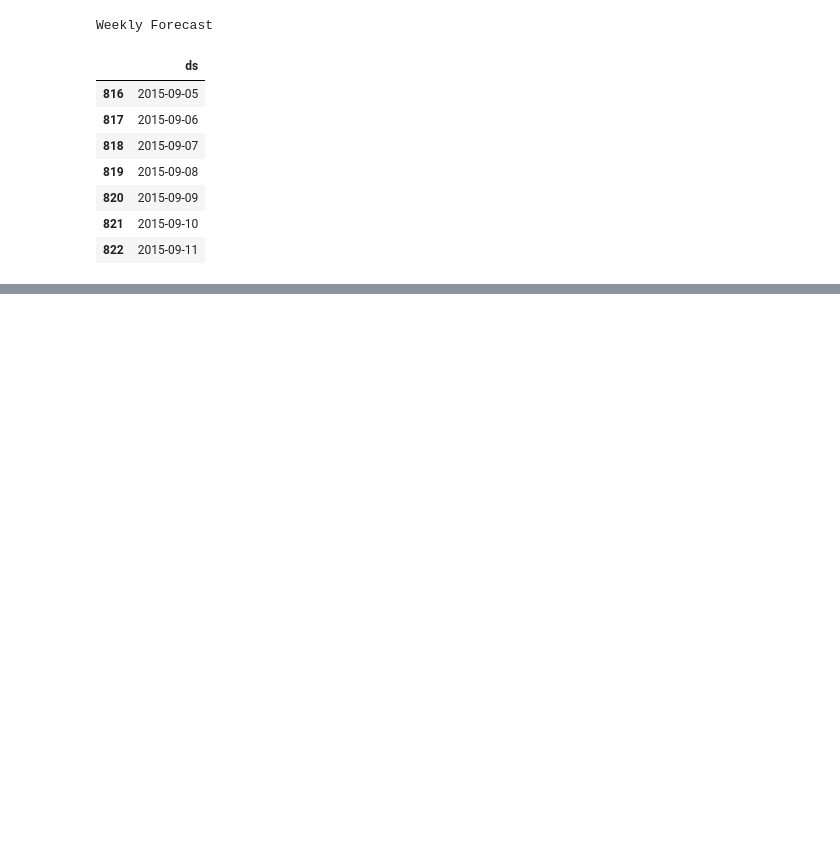
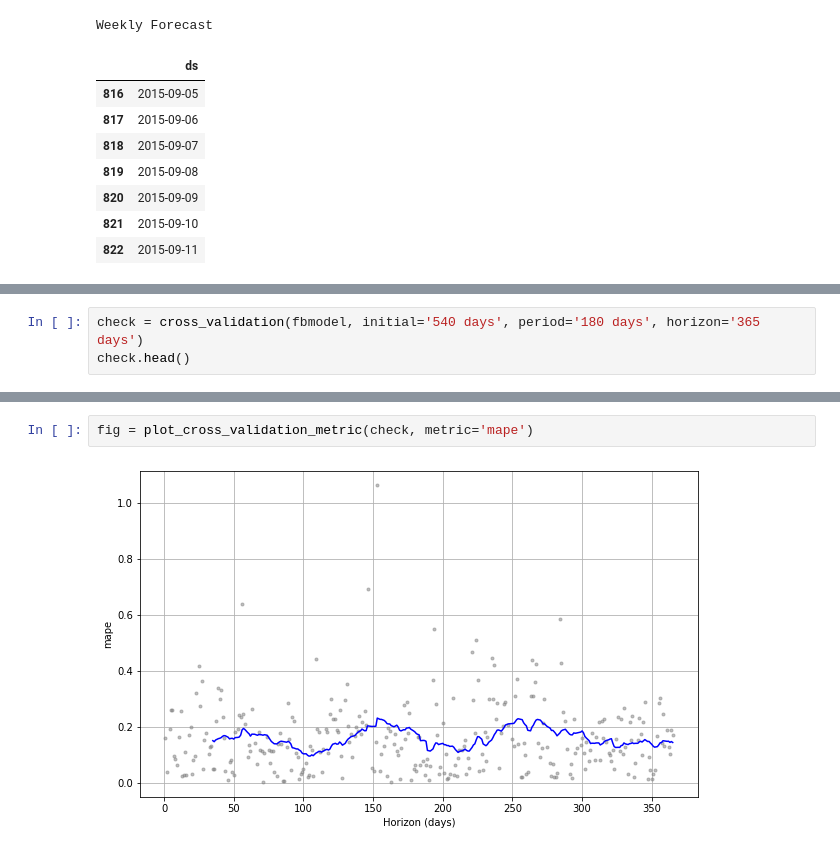
Before and after one commit to AbdurRehman1234/FYPSalesforecasting, a Jupyter notebook: project.ipynb, the cells around one changed output, grey strips where cells are left out. Cells and saved outputs as stored; diff of their text form; blank space fills up the shorter version.

```diff
--- a/project.ipynb
+++ b/project.ipynb
@@ -516,0 +529,3 @@ forecastsales[['ds','yhat','yhat_lower', 'yhat_upper']].tail(7)
+# %%
+check = cross_validation(fbmodel, initial='540 days', period='180 days', horizon='365 days')
+check.head()
@@ -516,0 +540,4 @@ forecastsales[['ds','yhat','yhat_lower', 'yhat_upper']].tail(7)
+# %%
+fig = plot_cross_validation_metric(check, metric='mape')
+# %% [output]
+[figure, added]
```
Also changed, not shown: parts of 8 cells of this notebook, 2 other files.
